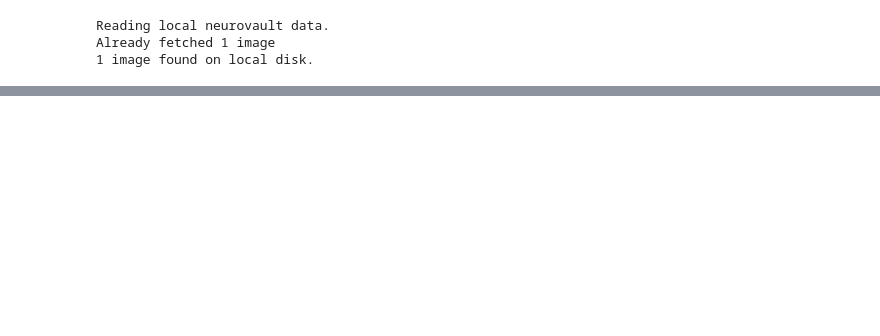
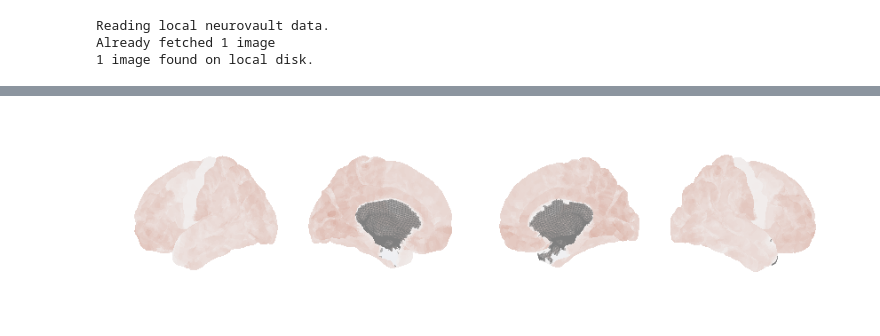
Before and after one commit to 62442katieb/deltaABCD_variability, a Jupyter notebook: notebooks/1.2change_score_descriptives.ipynb, the cells around one changed output, grey strips where cells are left out. Cells and saved outputs as stored; diff of their text form; code cells hidden in the pictures; blank space fills up the shorter version.

```diff
--- a/notebooks/1.2change_score_descriptives.ipynb
+++ b/notebooks/1.2change_score_descriptives.ipynb
@@ -430,7 +379,7 @@ nifti_mapping = pd.read_csv(join(PROJ_DIR,
 # %%
 # list of measures to plot
-measures = {'cortical-thickness': 'smri_thick_cdk_*change_score',
-            'cortical-gwcontrast': 'smri_t1wcnt_cdk_*change_score',
+measures = {'cortical-thickness': 'smri_thick_cdk_.*change_score',
+            'cortical-gwcontrast': 'smri_t1wcnt_cdk_.*change_score',
             'cortical-area': 'smri_area_cdk_.*change_score',
             'cortical-volume': 'smri_vol_cdk_.*change_score',
             'subcortical-volume': 'smri_vol_scs_.*change_score',
@@ -439,13 +388,13 @@ measures = {'cortical-thickness': 'smri_thick_cdk_*change_score',
             'cortical-RND': 'dmri_rsirndgm_.*change_score',
             'cortical-RNI': 'dmri_rsirnigm_.*change_score',
             'cortical-BOLD-variance': 'rsfmri_var_cdk_.*change_score',
-            'tract-volume': 'dmri_dtivol_fiberat_.*change_score',
-            'tract-FA': 'dmri_dtifa_fiberat_.*change_score',
-            'tract-MD': 'dmri_dtimd_fiberat_.*change_score'
-            'tract-LD': 'dmri_dtild_fiberat_.*change_score',
-            'tract-TD': 'dmri_dtitd_fiberat_.*change_score',
-            'tract-RND': 'dmri_rsirnd_fib_.*change_score',
-            'tract-RNI': 'dmri_rsirni_fib_.*change_score'}
+            'tract-volume': 'dmri_dtivol.*',
+            'tract-FA': 'dmri_dtifa_fiberat_.*',
+            'tract-MD': 'dmri_dtimd_fiberat_.*',
+            'tract-LD': 'dmri_dtild_fiberat_.*',
+            'tract-TD': 'dmri_dtitd_fiberat_.*',
+            'tract-RND': 'dmri_rsirnd_fib_.*',
+            'tract-RNI': 'dmri_rsirni_fib_.*'}
 
 conn_measures = {'cortical-network-connectivity': 'rsfmri_c_ngd_.*change_score',
             'subcortical-network-connectivity': 'rsfmri_cor_ngd_.*_scs_.*change_score',}
@@ -552,0 +401,2 @@ for measure in measures:
+# %%
+fsaverage = datasets.fetch_surf_fsaverage()
@@ -552,0 +433,79 @@ for measure in measures:
+# %%
+# let's plot APC on brains pls
+for measure in measures:
+    if 'BOLD' in measure:
+        vmax = 3.5
+    else:
+        vmax = 1.5
+    print(measure)
+    meas_df = descriptives.filter(regex=measures[measure], axis=0)
+    meas_vars = [i.split('.')[0] for i in meas_df.index]
+    #print(nifti_mapping.loc[meas_vars]['atlas_fname'])
+    atlas_fname = nifti_mapping.loc[meas_vars]['atlas_fname'].unique()[0]
+    print(atlas_fname)
+    atlas_nii = nib.load(atlas_fname)
+    atlas_arr = atlas_nii.get_fdata()
+    plotting_arr = np.zeros(atlas_arr.shape)
+    if 'tract' in measure:
+        fibers = nifti_mapping.filter(regex=measures[measure], axis=0).index
+        var = fibers[0]
+        tract_fname = nifti_mapping.loc[var]['atlas_fname']
+        tract_nii = nib.load(tract_fname)
+        tract_arr = tract_nii.get_fdata()
+        #print(np.unique(tract_arr))
+        avg = descriptives.at[f'{var}.change_score', 'annualized percent change']
+        tract_arr *= avg
+        all_tracts_arr = np.zeros(tract_arr.shape)
+        all_tracts_arr += tract_arr
+        for var in fibers[1:]:
+            tract_fname = nifti_mapping.loc[var]['atlas_fname']
+            if type(tract_fname) is str:
+                try:
+                    tract_nii = nib.load(tract_fname)
+                    tract_arr = tract_nii.get_fdata()
+                    #print(np.unique(tract_arr))
+                    avg = descriptives.at[f'{var}.change_score', 'annualized percent change']
+                    tract_arr *= avg
+                    all_tracts_arr += tract_arr
+                except Exception as e:
+                    pass
+            else:
+                pass
+        meas_nimg = nib.Nifti1Image(all_tracts_arr, tract_nii.affine)
+        #plt.figure(layout='tight')
+        #fig,ax = plt.subplots(ncols=2, gridspec_kw=grid_kw, figsize=(24,4))
+        q = plotting.plot_anat(meas_nimg, display_mode='z',  threshold=0.01,
+                            cut_coords=[35,50,65,85],
+                            black_bg=False,
+                                vmax=vmax*1.1,
+                                vmin=-vmax*1.1,
+                                annotate=False, cmap=pals[measure], colorbar=False,
+                                #axes=ax[0]
+                            )
+        q.close()
+        q.savefig(f'{PROJ_DIR}/figures/APC_{measure}.png', dpi=400)
+        q = None
+    else:
+        for i in meas_df.index:
+            j = i.split('.')[0]
+            value = nifti_mapping.loc[j]['atlas_value']
+            #print(i, value)
+            if value is np.nan:
+                pass
+            else:
+                avg = descriptives.at[i, 'annualized percent change']
+                plotting_arr[np.where(atlas_arr == value)] = avg
+        meas_nimg = nib.Nifti1Image(plotting_arr, atlas_nii.affine)
+        if 'subcortical' in measure:
+            fig,ax = plt.subplots()
+            #plt.figure(layout='tight')
+            q = plotting.plot_stat_map(meas_nimg, display_mode='z',  threshold=0.01,
+                                   cut_coords=[-20, -10, 0, 10], vmax=vmax*1.1,
+                                   annotate=False, cmap=pals[measure], colorbar=False,
+                                   symmetric_cbar=False, axes=ax)
+
+            q.savefig(f'{PROJ_DIR}/figures/APC_{measure}.png', dpi=400)
+        elif 'cortical' in measure:
+            figure = plot_surfaces(meas_nimg, fsaverage, pals[measure], vmax, 0.01)
+            figure.savefig(f'{PROJ_DIR}/figures/APC_{measure}.png', dpi=400, bbox_inches='tight')
+# %% [output]
@@ -552,0 +529 @@ for measure in measures:
+[figure, added]
```
Also changed, not shown: parts of 16 cells of this notebook, 5 other files.
